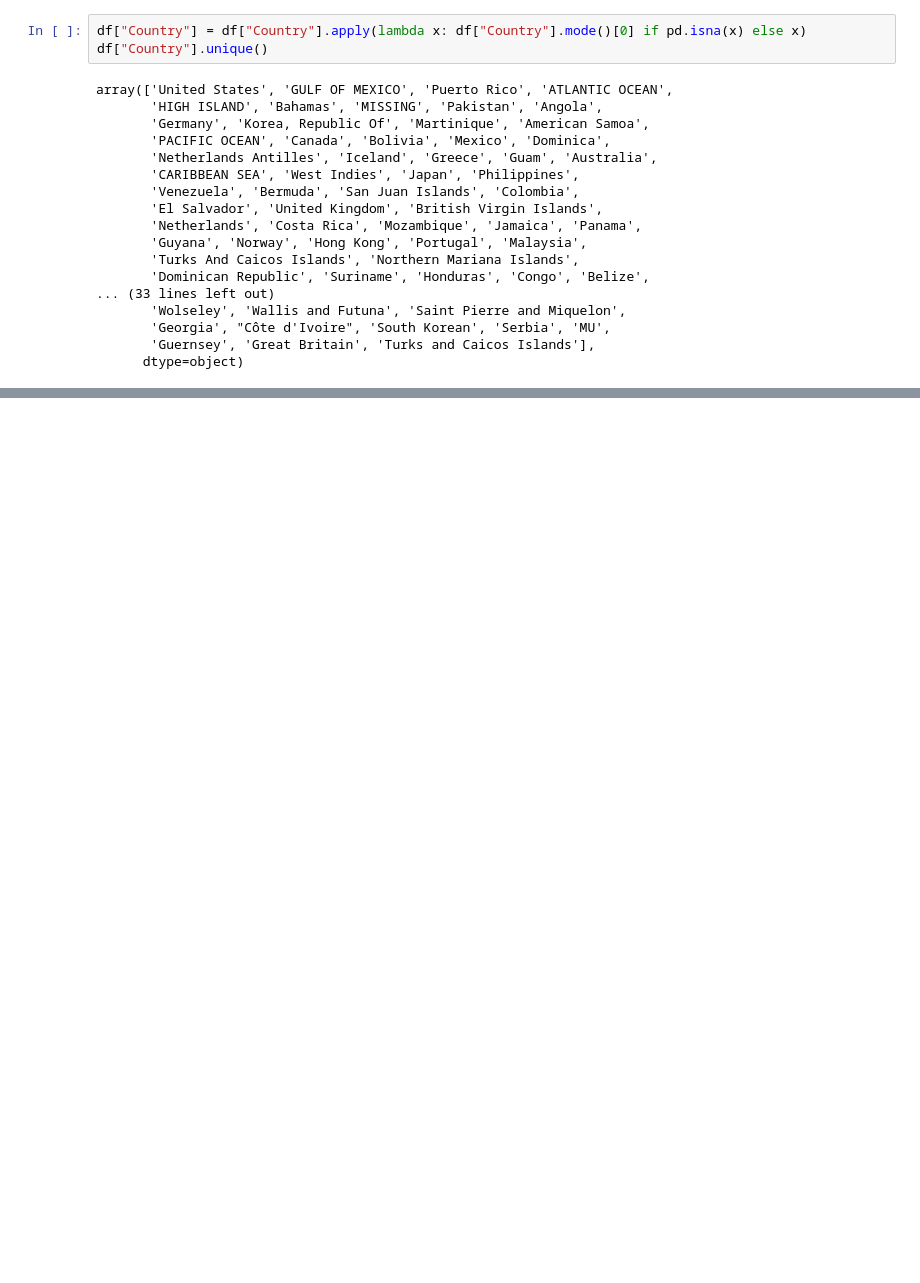
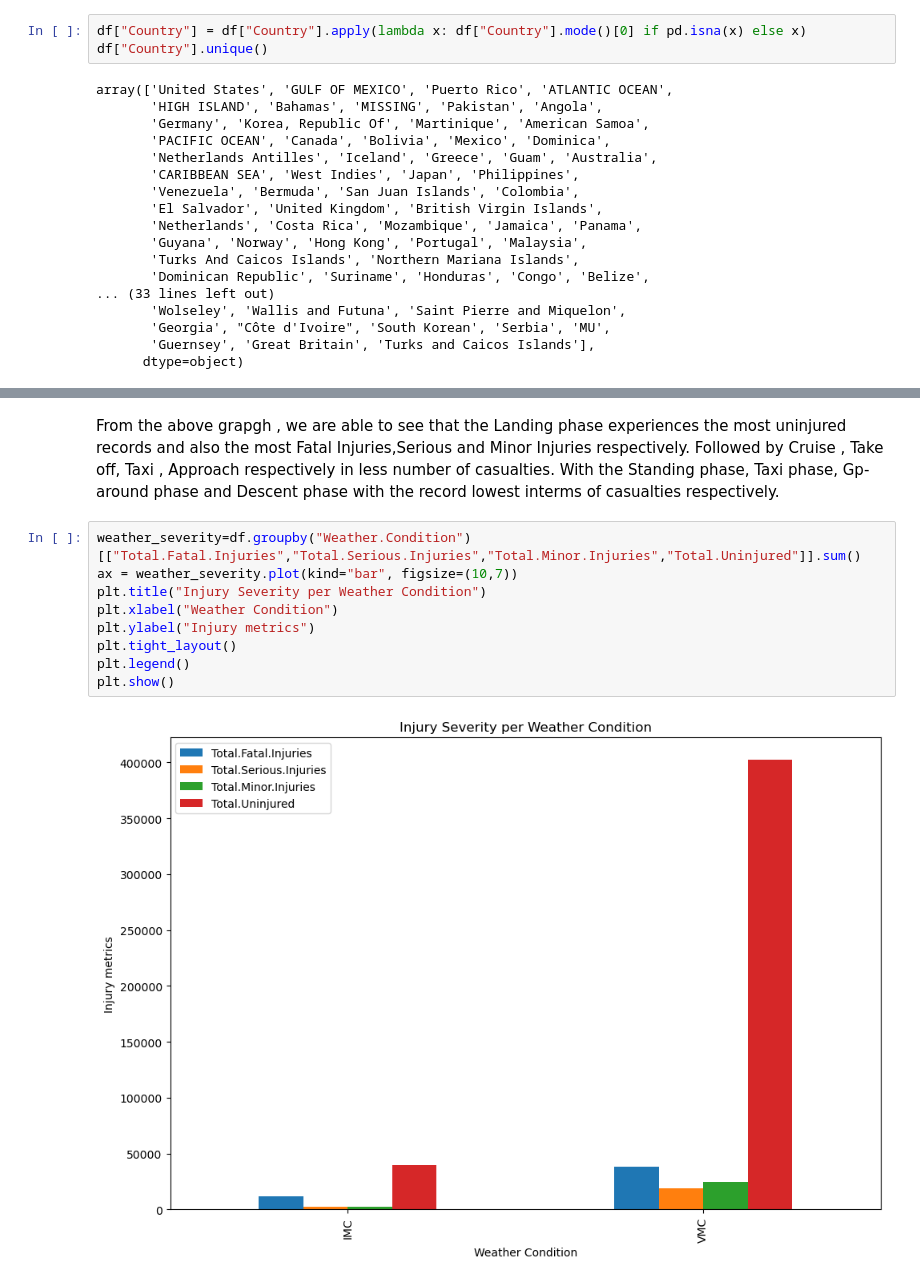
Before and after one commit to Sammy-751/DATA-SCIENCE-PH-01, a Jupyter notebook: Project Phase I .ipynb, the cells around one changed output, grey strips where cells are left out. Drawn from its saved outputs; the diff is of its cells as text; blank space fills up the shorter version.

```diff
--- a/Project Phase I .ipynb
+++ b/Project Phase I .ipynb
@@ -662,0 +697,14 @@ df.head()
+# %% [markdown]
+From the above grapgh , we are able to see that the Landing phase experiences the most uninjured records and also the most
+Fatal Injuries,Serious and Minor Injuries respectively. Followed by Cruise ,  Take off, Taxi , Approach respectively in less number of casualties. With the Standing phase, Taxi phase, Gp-around phase and Descent phase with the record lowest interms of casualties respectively.
+# %%
+weather_severity=df.groupby("Weather.Condition")[["Total.Fatal.Injuries","Total.Serious.Injuries","Total.Minor.Injuries","Total.Uninjured"]].sum()
+ax = weather_severity.plot(kind="bar", figsize=(10,7))
+plt.title("Injury Severity per Weather Condition")
+plt.xlabel("Weather Condition")
+plt.ylabel("Injury metrics")
+plt.tight_layout()
+plt.legend()
+plt.show()
+# %% [output]
+[figure, added]
```
Also changed, not shown: parts of 43 cells of this notebook.
